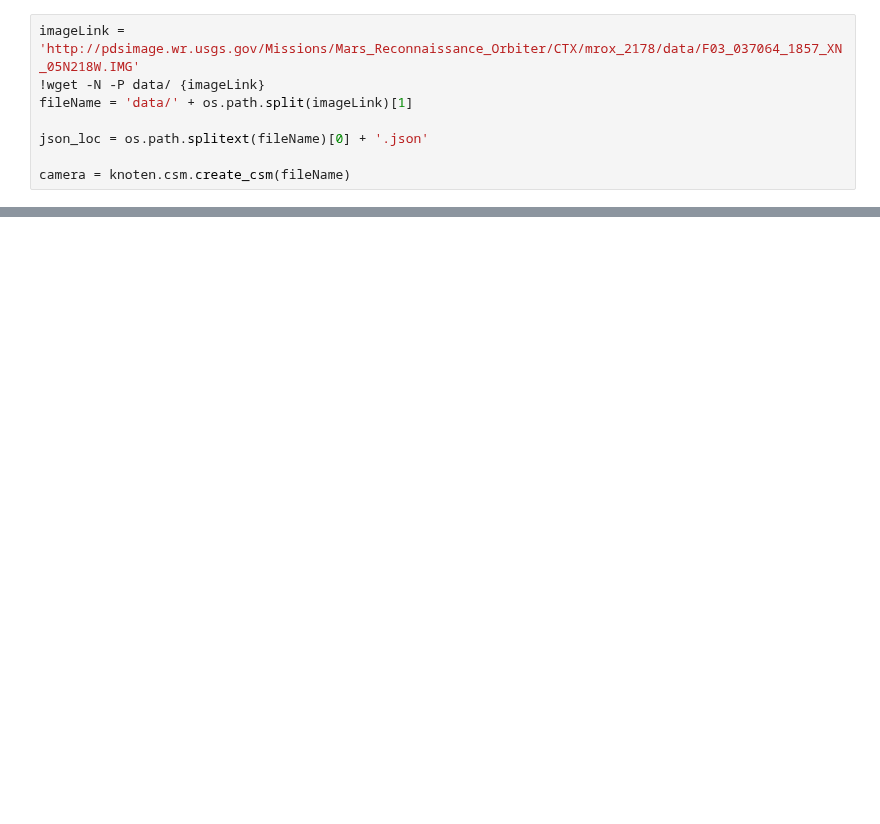
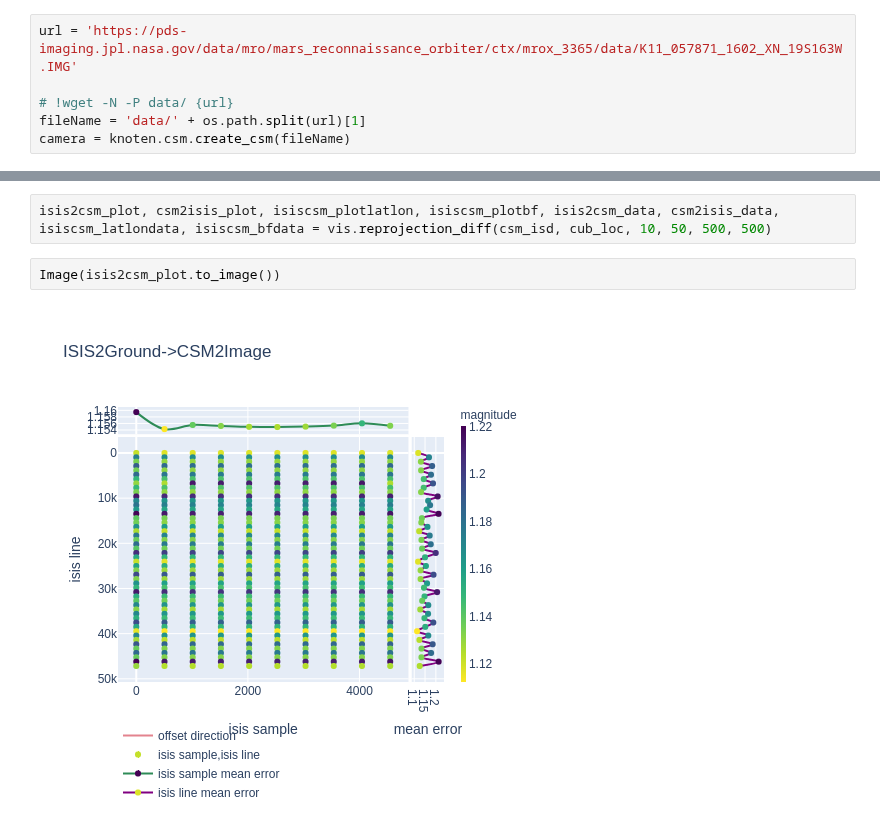
Before and after one commit to DOI-USGS/knoten, a Jupyter notebook: examples/mro_ctx_isis_cmp.ipynb, the cells around one changed output, grey strips where cells are left out. Saved outputs shown, nothing was run; the diff lists cells and outputs as text; blank space fills up the shorter version.

```diff
--- a/examples/mro_ctx_isis_cmp.ipynb
+++ b/examples/mro_ctx_isis_cmp.ipynb
@@ -16,8 +22,6 @@ from pysis.exceptions import ProcessError
 # %%
-imageLink = 'http://pdsimage.wr.usgs.gov/Missions/Mars_Reconnaissance_Orbiter/CTX/mrox_2178/data/F03_037064_1857_XN_05N218W.IMG'
-!wget -N -P data/ {imageLink}
-fileName = 'data/' + os.path.split(imageLink)[1]
+url = 'https://pds-imaging.jpl.nasa.gov/data/mro/mars_reconnaissance_orbiter/ctx/mrox_3365/data/K11_057871_1602_XN_19S163W.IMG'
 
-json_loc = os.path.splitext(fileName)[0] + '.json'
-
+# !wget -N -P data/ {url}
+fileName = 'data/' + os.path.split(url)[1]
 camera = knoten.csm.create_csm(fileName)
@@ -120,0 +82,6 @@ df3
+# %%
+isis2csm_plot, csm2isis_plot, isiscsm_plotlatlon, isiscsm_plotbf, isis2csm_data, csm2isis_data, isiscsm_latlondata, isiscsm_bfdata = vis.reprojection_diff(csm_isd, cub_loc, 10, 50, 500, 500)
+# %%
+Image(isis2csm_plot.to_image())
+# %% [output]
+[figure, added]
```
Also changed, not shown: parts of 22 cells of this notebook, 2 other files.
